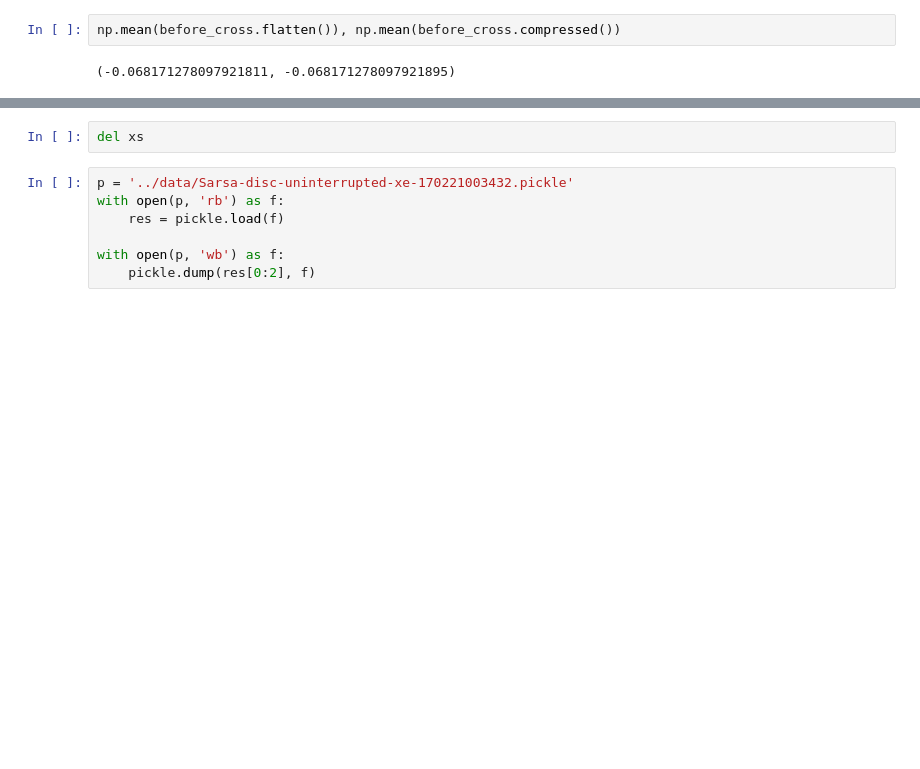
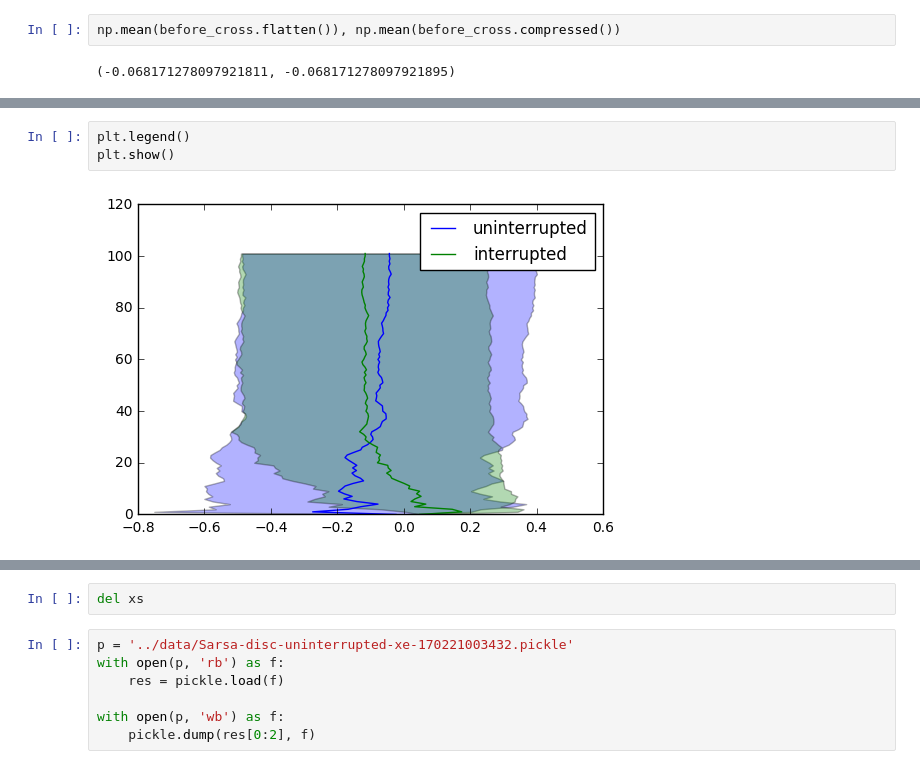
Before and after one commit to rmoehn/cartpole, a Jupyter notebook: notebooks/StatsExperiments.ipynb, the cells around one changed output, grey strips where cells are left out. Saved outputs shown, nothing was run; the diff lists cells and outputs as text; blank space fills up the shorter version.

```diff
--- a/notebooks/StatsExperiments.ipynb
+++ b/notebooks/StatsExperiments.ipynb
@@ -140,0 +145,5 @@ plt.show()
+# %%
+plt.legend()
+plt.show()
+# %% [output]
+[figure, added]
```
Also changed, not shown: parts of 13 cells of this notebook.
